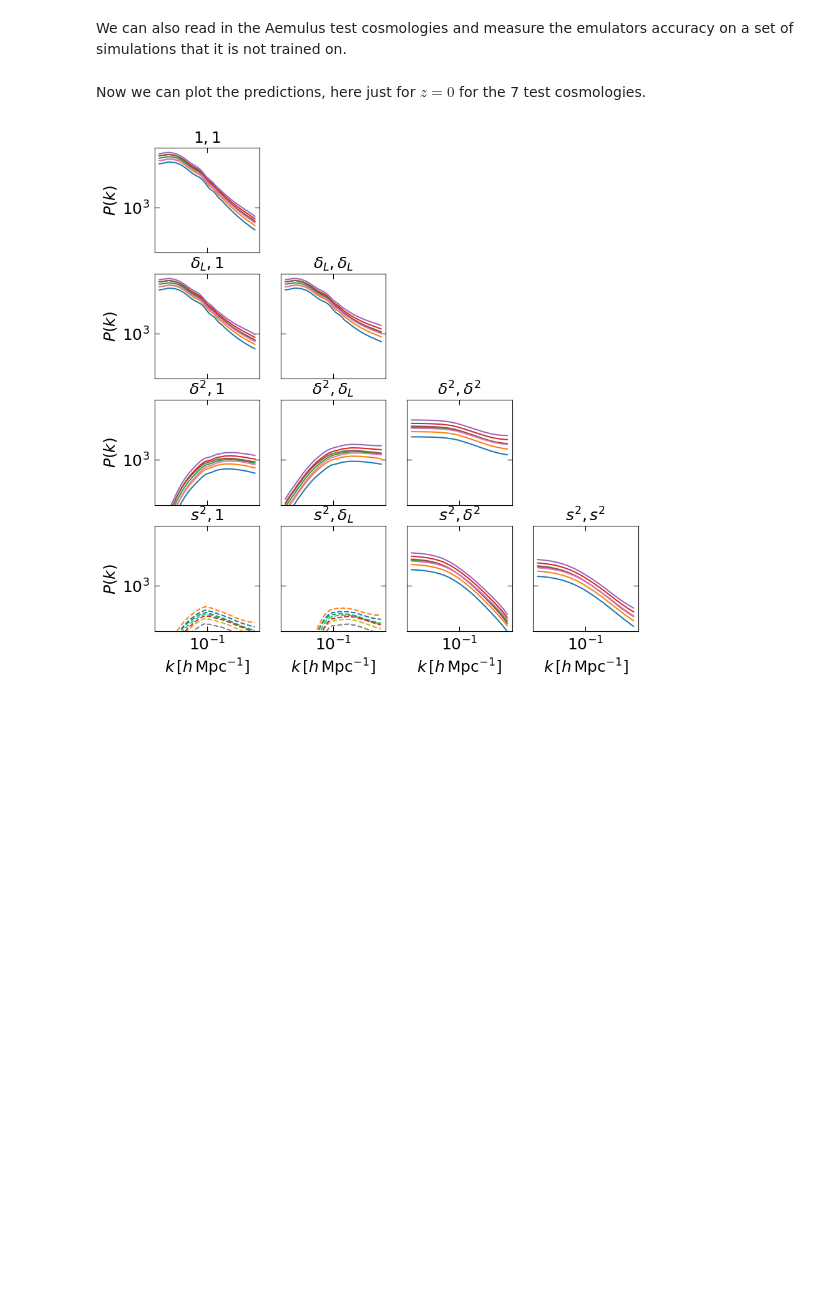
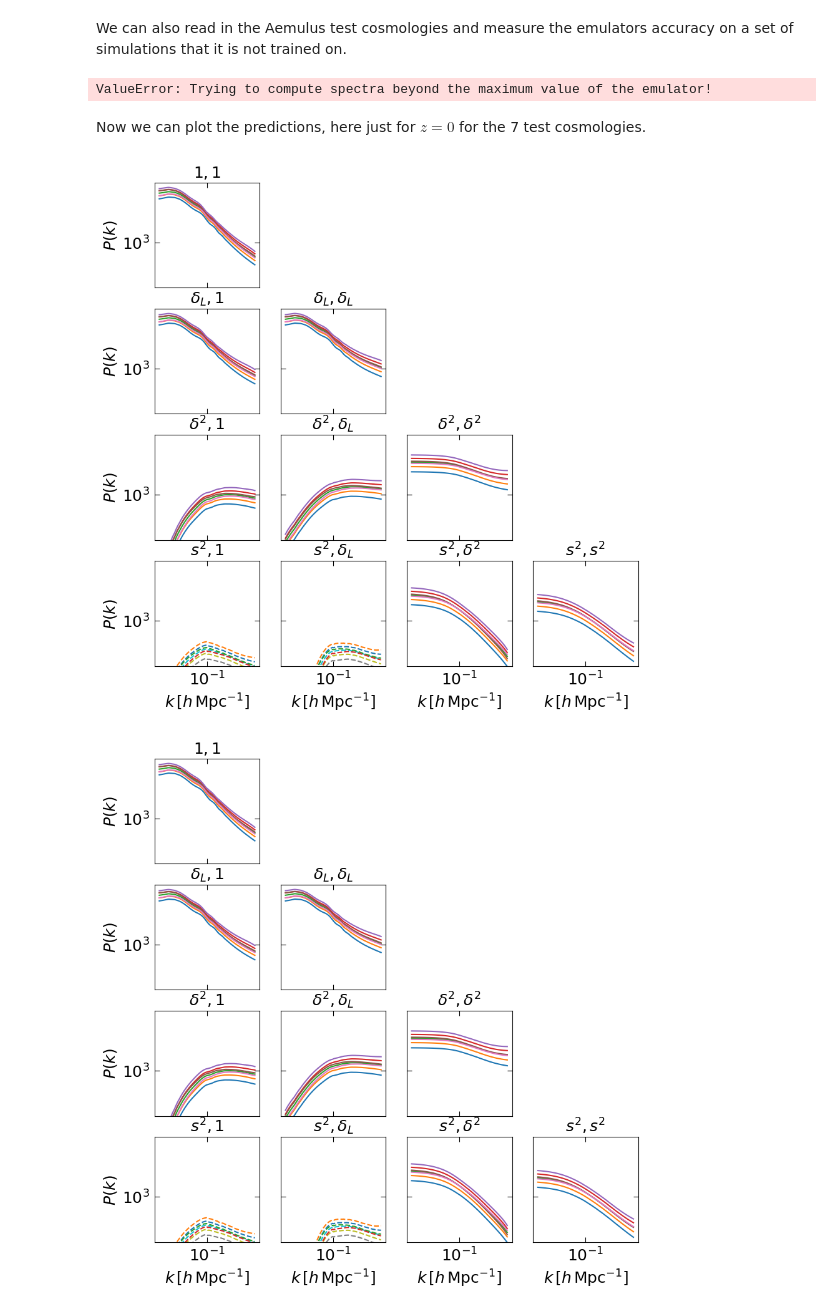
Before and after one commit to kokron/anzu, a Jupyter notebook: notebooks/train_and_predict.ipynb, the cells around one changed output. Saved outputs shown, nothing was run; the diff lists cells and outputs as text; code cells hidden in the pictures; blank space fills up the shorter version.

```diff
--- a/notebooks/train_and_predict.ipynb
+++ b/notebooks/train_and_predict.ipynb
@@ -68,10 +178,53 @@ design_test, design_test_scaled = emu._setup_design(cosmos_test_file)
 # this is a helper function to set up an array to make predictions for all redshifts that there
 # are Aemulus snapshots for all Aemulus test cosmologies. It's not necessary to use this for
 # arbitrary cosmologies/redshifts.
+# %%
+lpt_spec = np.zeros((len(design_test),10,700))
+
+for i, c in enumerate(design_test):
+    lpt_interp, cleftobk = compute_velocileptors_spectra(c, c[-1],
+                                                         use_physical_densities=emu.use_physical_densities,
+                                                         use_sigma_8=emu.use_sigma_8, kecleft=False)
+    lpt_spec[i,...] = lpt_interp(emu.k)[1:11,:]
+# %% [output]
+ValueError: Trying to compute spectra beyond the maximum value of the emulator!
 # %%
-pce_spec = emu.predict(k, np.atleast_2d(design_test))
+pce_spec = emu.predict(k_emu, np.atleast_2d(design_test), spec_lpt=lpt_spec)
 # %% [markdown]
 Now we can plot the predictions, here just for \\( z=0\\) for the 7 test cosmologies.
+# %%
+f, ax = plt.subplots(4,4, sharex=True, sharey=True, facecolor='w')
+counter = 0
+components = ['1', '\delta_L', '\delta^2', 's^2']
+
+pce_spec_reshape = pce_spec.reshape(7, 9, 10, -1)
+
+#plot z=0 predictions
+z_idx = -1
+
+for i in range(4):
+    for j in range(4):
+        if j>i:
+            ax[i,j].axis('off')
+            continue
+
+        l0 = ax[i,j].loglog(k_emu, pce_spec_reshape[:,z_idx,counter,:].T)
+        l0 = ax[i,j].loglog(k_emu, -pce_spec_reshape[:,z_idx,counter,:].T, ls='--')
+
+        counter += 1
+
+        ax[i][j].set_title((r'${},{}$'.format(components[i], components[j])))
+
+        if i==3:
+            ax[i][j].set_xlabel(r'$k\, [h\,{\rm Mpc}^{-1}]$')
+        if j==0:
+            ax[i][j].set_ylabel(r'$P(k)$')
+
+
+f.set_figheight(10)
+f.set_figwidth(10)
+# %% [output]
+[figure, added]
 # %%
 f, ax = plt.subplots(4,4, sharex=True, sharey=True, facecolor='w')
 counter = 0
```
Also changed, not shown: parts of 11 cells of this notebook, 1 other file.
